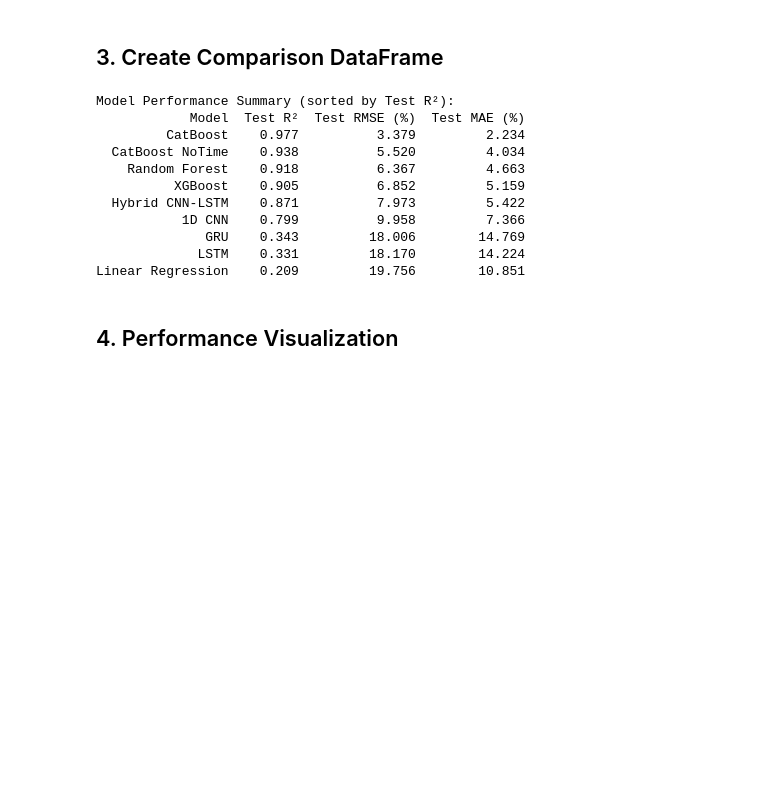
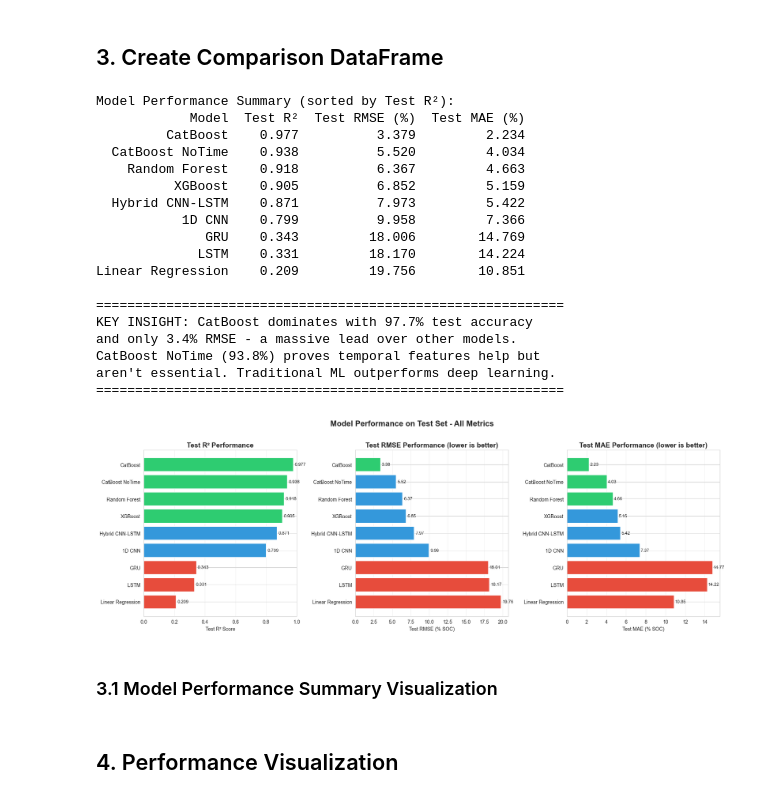
Before and after one commit to benfw/tech27, a Jupyter notebook: 12_model_comparison.ipynb, the cells around one changed output. Drawn from its saved outputs; the diff is of its cells as text; code cells hidden in the pictures; blank space fills up the shorter version.

Commit message:
More comparisons

```diff
--- a/12_model_comparison.ipynb
+++ b/12_model_comparison.ipynb
@@ -143,6 +143,14 @@ comparison_df = comparison_df.sort_values('Test R²', ascending=False)
 
 print("\nModel Performance Summary (sorted by Test R²):")
 print(comparison_df[['Model', 'Test R²', 'Test RMSE (%)', 'Test MAE (%)']].round(3).to_string(index=False))
+
+# Key Insight
+print("\n" + "="*60)
+print("KEY INSIGHT: CatBoost dominates with 97.7% test accuracy")
+print("and only 3.4% RMSE - a massive lead over other models.")
+print("CatBoost NoTime (93.8%) proves temporal features help but")
+print("aren't essential. Traditional ML outperforms deep learning.")
+print("="*60)
 # %% [output]
 Model Performance Summary (sorted by Test R²):
             Model  Test R²  Test RMSE (%)  Test MAE (%)
@@ -155,5 +163,66 @@ Model Performance Summary (sorted by Test R²):
               GRU    0.343         18.006        14.769
              LSTM    0.331         18.170        14.224
 Linear Regression    0.209         19.756        10.851
+
+============================================================
+KEY INSIGHT: CatBoost dominates with 97.7% test accuracy
+and only 3.4% RMSE - a massive lead over other models.
+CatBoost NoTime (93.8%) proves temporal features help but
+aren't essential. Traditional ML outperforms deep learning.
+============================================================
+# %%
+# Visualization for Model Performance Summary
+fig, axes = plt.subplots(1, 3, figsize=(18, 6))
+
+# Sort by Test R² for consistent ordering
+sorted_df = comparison_df.sort_values('Test R²', ascending=True)
+
+# Test R² - Horizontal Bar Chart
+ax = axes[0]
+colors = ['#2ecc71' if r2 > 0.9 else '#3498db' if r2 > 0.7 else '#e74c3c'
+          for r2 in sorted_df['Test R²']]
+bars = ax.barh(sorted_df['Model'], sorted_df['Test R²'], color=colors)
+ax.set_xlabel('Test R² Score')
+ax.set_title('Test R² Performance', fontsize=14, fontweight='bold')
+ax.set_xlim([0, 1])
+ax.grid(True, alpha=0.3, axis='x')
+# Add value labels
+for bar, value in zip(bars, sorted_df['Test R²']):
+    ax.text(value + 0.01, bar.get_y() + bar.get_height()/2,
+            f'{value:.3f}', va='center', fontsize=9)
+
+# Test RMSE - Horizontal Bar Chart
+ax = axes[1]
+colors = ['#2ecc71' if rmse < 5 else '#3498db' if rmse < 10 else '#e74c3c'
+          for rmse in sorted_df['Test RMSE (%)']]
+bars = ax.barh(sorted_df['Model'], sorted_df['Test RMSE (%)'], color=colors)
+ax.set_xlabel('Test RMSE (% SOC)')
+ax.set_title('Test RMSE Performance (lower is better)', fontsize=14, fontweight='bold')
+ax.grid(True, alpha=0.3, axis='x')
+# Add value labels
+for bar, value in zip(bars, sorted_df['Test RMSE (%)']):
+    ax.text(value + 0.2, bar.get_y() + bar.get_height()/2,
+            f'{value:.2f}', va='center', fontsize=9)
+
+# Test MAE - Horizontal Bar Chart
+ax = axes[2]
+colors = ['#2ecc71' if mae < 5 else '#3498db' if mae < 10 else '#e74c3c'
+          for mae in sorted_df['Test MAE (%)']]
+bars = ax.barh(sorted_df['Model'], sorted_df['Test MAE (%)'], color=colors)
+ax.set_xlabel('Test MAE (% SOC)')
+ax.set_title('Test MAE Performance (lower is better)', fontsize=14, fontweight='bold')
+ax.grid(True, alpha=0.3, axis='x')
+# Add value labels
+for bar, value in zip(bars, sorted_df['Test MAE (%)']):
+    ax.text(value + 0.1, bar.get_y() + bar.get_height()/2,
+            f'{value:.2f}', va='center', fontsize=9)
+
+plt.suptitle('Model Performance on Test Set - All Metrics', fontsize=16, fontweight='bold', y=1.02)
+plt.tight_layout()
+plt.show()
+# %% [output]
+[figure, added]
+# %% [markdown]
+### 3.1 Model Performance Summary Visualization
 # %% [markdown]
 ## 4. Performance Visualization
```
Also changed, not shown: parts of 10 cells of this notebook.
